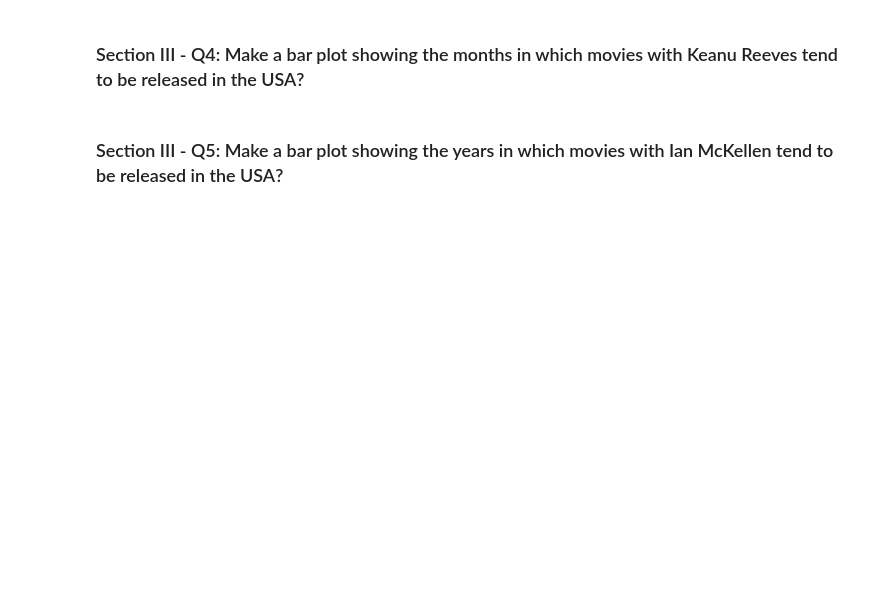
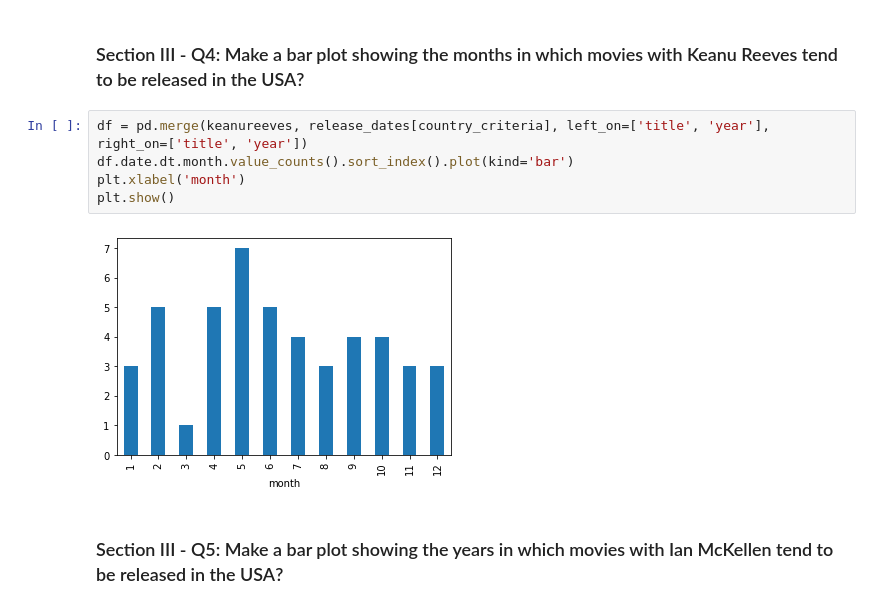
Before and after one commit to jiayuliu27/mec-mini-projects, a Jupyter notebook: mec-5.3.10-data-wranging-with-pandas-mini-project/Mini_Project_Data_Wrangling_Pandas.ipynb, the cells around one changed output. Cells and saved outputs as stored; diff of their text form; blank space fills up the shorter version.

```diff
--- a/mec-5.3.10-data-wranging-with-pandas-mini-project/Mini_Project_Data_Wrangling_Pandas.ipynb
+++ b/mec-5.3.10-data-wranging-with-pandas-mini-project/Mini_Project_Data_Wrangling_Pandas.ipynb
@@ -487,4 +540,11 @@ christmas.date.dt.month.value_counts().sort_index().plot(kind='bar')
 # %% [markdown]
 ### Section III - Q4: Make a bar plot showing the months in which movies with Keanu Reeves tend to be released in the USA?
+# %%
+df = pd.merge(keanureeves, release_dates[country_criteria], left_on=['title', 'year'], right_on=['title', 'year'])
+df.date.dt.month.value_counts().sort_index().plot(kind='bar')
+plt.xlabel('month')
+plt.show()
+# %% [output]
+[figure, added]
 # %% [markdown]
 ### Section III - Q5: Make a bar plot showing the years in which movies with Ian McKellen tend to be released in the USA?
```
Also changed, not shown: parts of 20 cells of this notebook.
